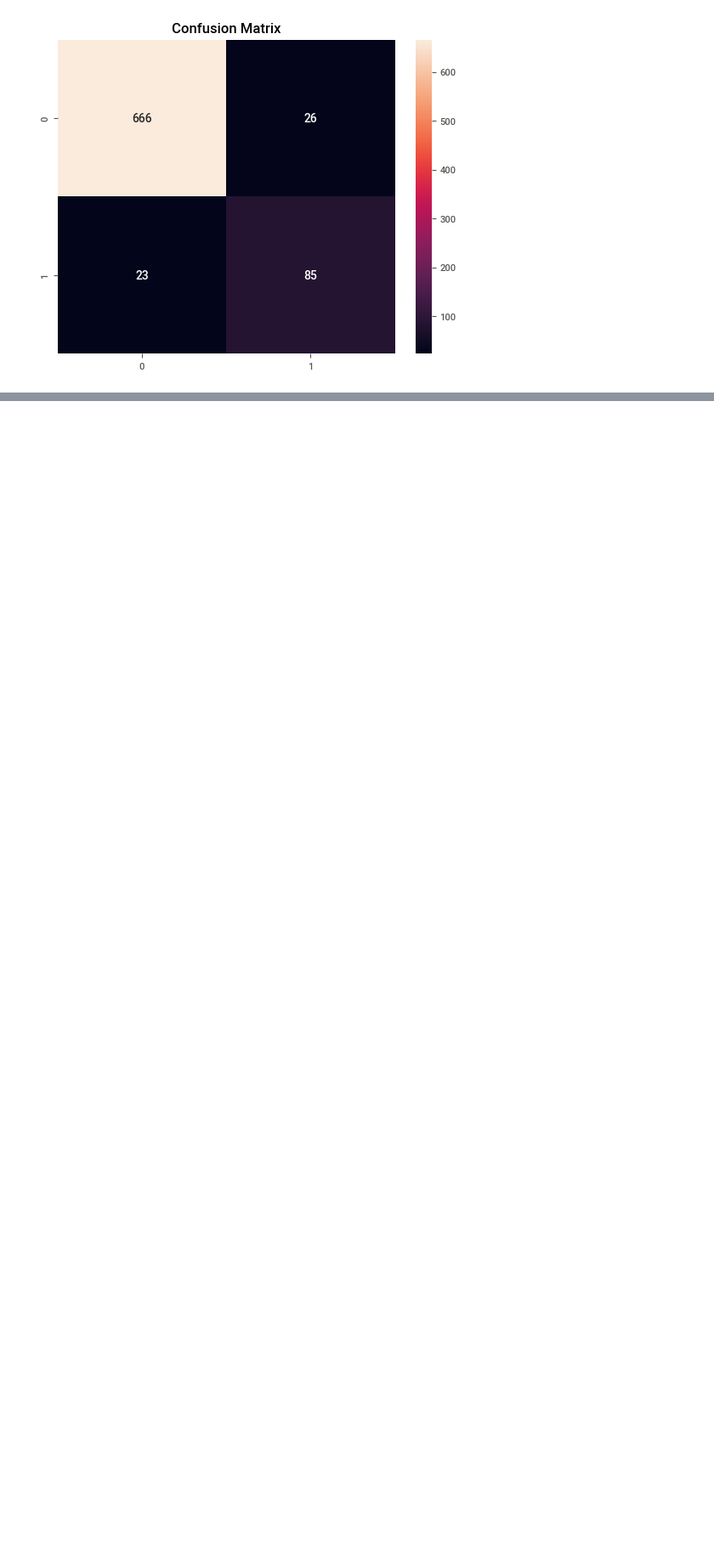
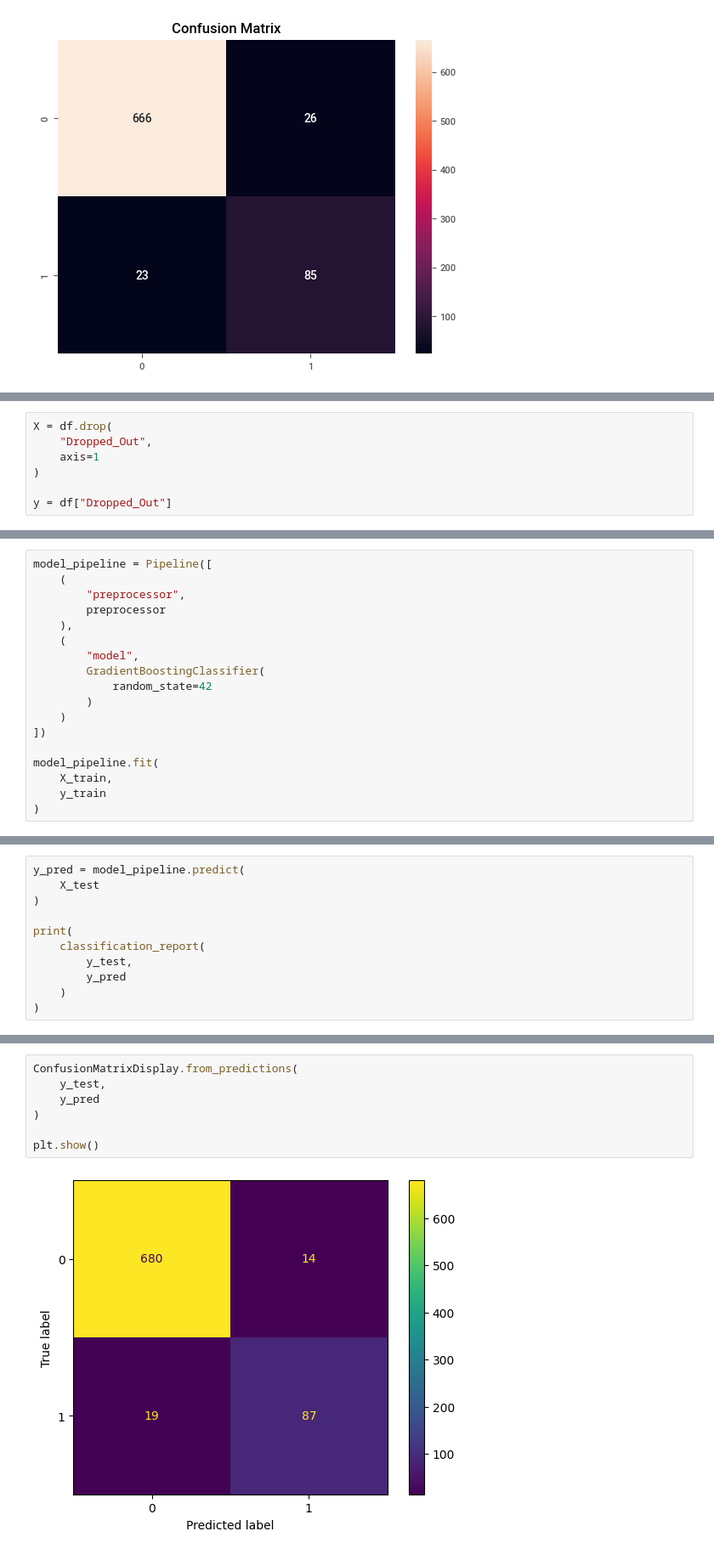
Before and after one commit to Saurav1934/Student-Dropout-Project, a Jupyter notebook: notebooks/01_eda.ipynb, the cells around one changed output, grey strips where cells are left out. Shown at 85% size. Drawn from its saved outputs; the diff is of its cells as text; blank space fills up the shorter version.

Commit message:
Update the file
"Recovered model training notebook and final project"

```diff
--- a/notebooks/01_eda.ipynb
+++ b/notebooks/01_eda.ipynb
@@ -568,0 +634,7 @@ plt.show()
+# %%
+X = df.drop(
+    "Dropped_Out",
+    axis=1
+)
+
+y = df["Dropped_Out"]
@@ -568,0 +795,18 @@ plt.show()
+# %%
+model_pipeline = Pipeline([
+    (
+        "preprocessor",
+        preprocessor
+    ),
+    (
+        "model",
+        GradientBoostingClassifier(
+            random_state=42
+        )
+    )
+])
+
+model_pipeline.fit(
+    X_train,
+    y_train
+)
@@ -568,0 +830,11 @@ plt.show()
+# %%
+y_pred = model_pipeline.predict(
+    X_test
+)
+
+print(
+    classification_report(
+        y_test,
+        y_pred
+    )
+)
@@ -568,0 +850,9 @@ plt.show()
+# %%
+ConfusionMatrixDisplay.from_predictions(
+    y_test,
+    y_pred
+)
+
+plt.show()
+# %% [output]
+[figure, added]
```
Also changed, not shown: parts of 15 cells of this notebook.
